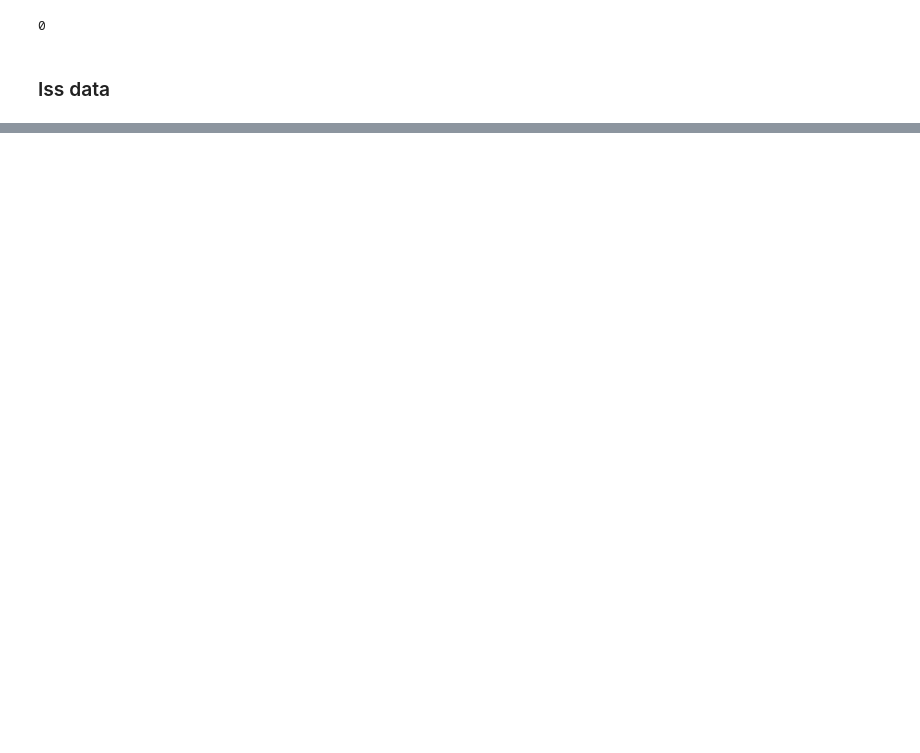
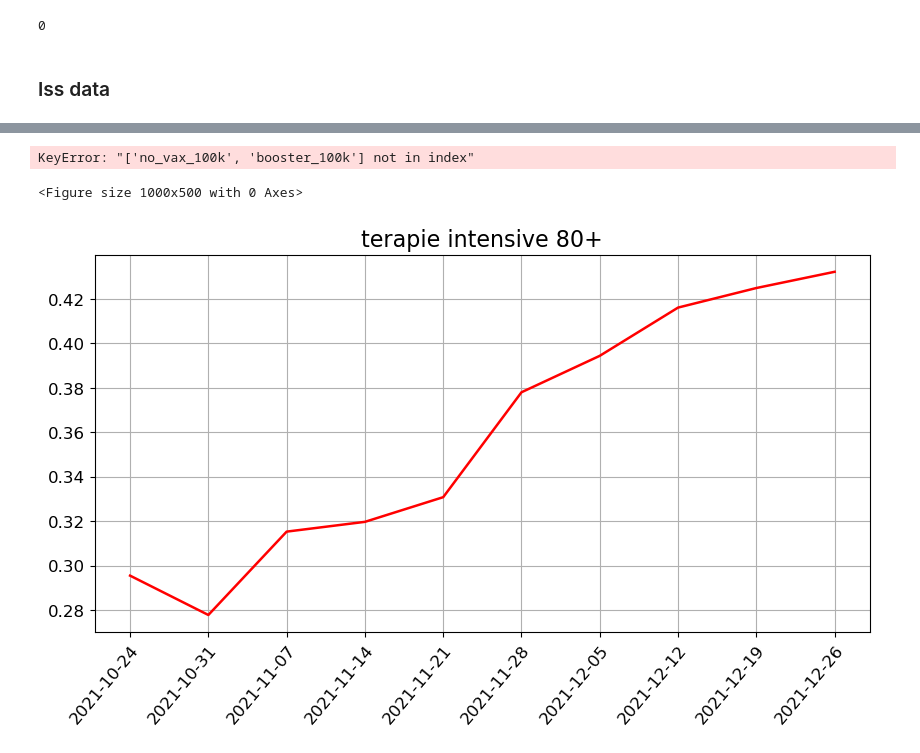
Before and after one commit to thomasmuntzer/covid19, a Jupyter notebook: Italy/daily_iss_comp.ipynb, the cells around one changed output, grey strips where cells are left out. Drawn from its saved outputs; the diff is of its cells as text; code cells hidden in the pictures; blank space fills up the shorter version.

```diff
--- a/Italy/daily_iss_comp.ipynb
+++ b/Italy/daily_iss_comp.ipynb
@@ -66,20 +120,28 @@ df_pop["data_lag2"] = df_pop["data"].apply(lambda x: datetime.strptime(x, "%Y-%m
+# %%
+df_iss[["data","split","fascia_eta","no_vax_100k","booster","booster_100k","booster_pop","cut"]][(df_iss.fascia_eta=="12-39") & (df_iss.split=="contagi")].sort_values(by=["split","data","fascia_eta"])
+# %% [output]
+KeyError: "['no_vax_100k', 'booster_100k'] not in index"
 # %%
-#def plot_vax_vs_no_vax(age: str,
-#                       split: str):
-#    plt.figure(dpi=100, figsize=(10,5))
-#    df_plt = df_iss[(df_iss.fascia_eta==age) & (df_iss.split==split)].reset_index()
-#    title = f"{split}"
-#    if age != "totale":
-#        title += f" {age}"
-#    createXYPlot(df_plt,
-#                 y=["no_vax_frac"],
-#                 labels=["frazione non vaccinati"],
-#                 colors=["r"],
-#                 x="data",
-#                 plots_folder="./plots",
-#                 days_interval=1,
-#                 linewidth=1.8,
-#                 title=title.replace("_"," ")
-#                )
+def plot_vax_vs_no_vax(age: str,
+                       split: str):
+
+    plt.figure(dpi=100, figsize=(10,5))
+    df_plt = df_iss[(df_iss.fascia_eta==age) & (df_iss.split==split)].reset_index()
+    title = f"{split}"
+    if age != "totale":
+        title += f" {age}"
+    createXYPlot(df_plt,
+                 y=["no_vax_frac"],
+                 labels=["frazione non vaccinati"],
+                 colors=["r"],
+                 x="data",
+                 plots_folder="./plots",
+                 days_interval=1,
+                 linewidth=1.8,
+                 title=title.replace("_"," ")
+                )
 # %%
-#plot_vax_vs_no_vax("80+", "terapie_intensive")
+plot_vax_vs_no_vax("80+", "terapie_intensive")
+# %% [output]
+<Figure size 1000x500 with 0 Axes>
+[figure, added]
```
Also changed, not shown: parts of 12 cells of this notebook, 8 other files.
